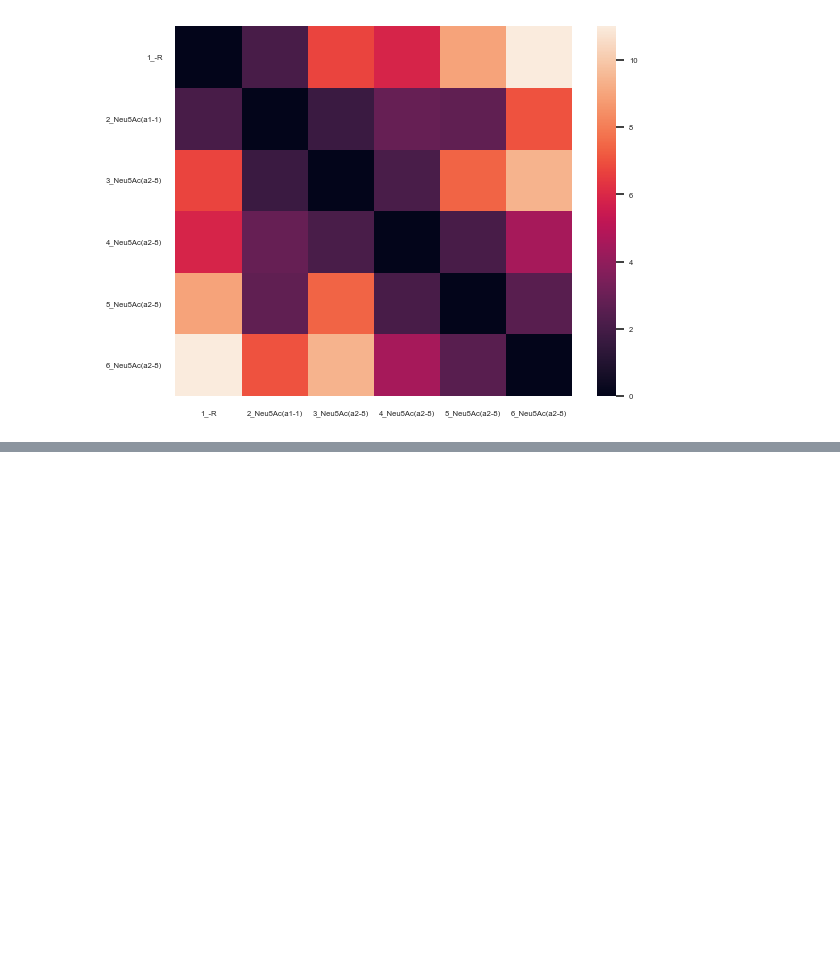
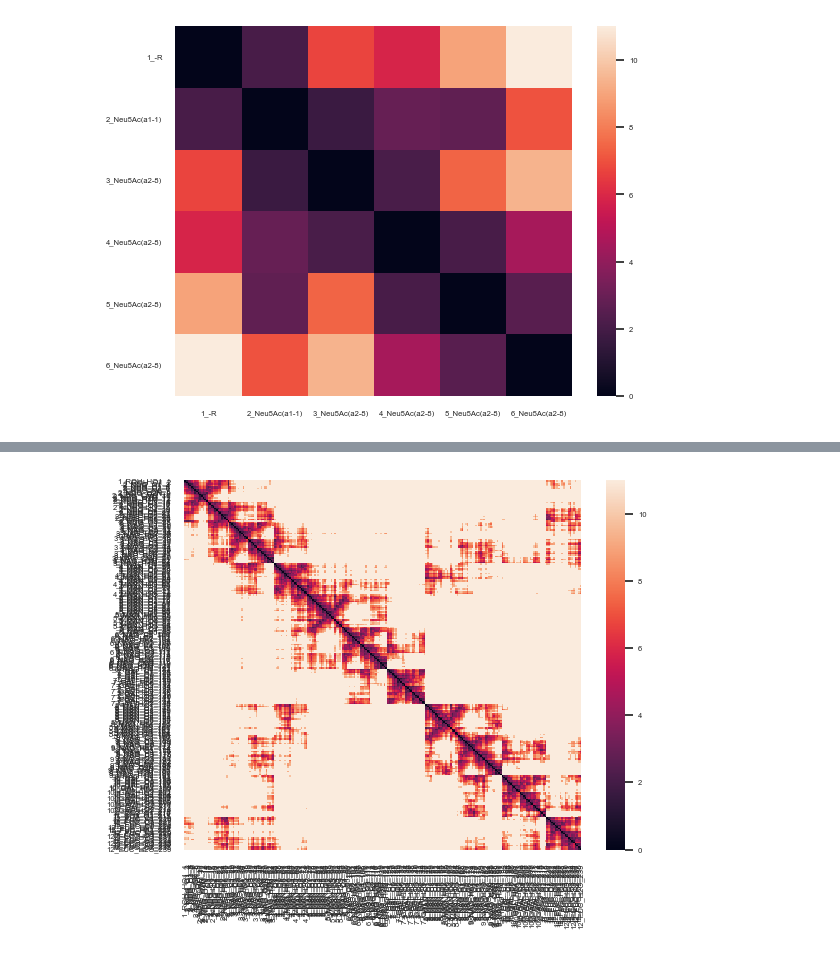
Before and after one commit to lthomes/glycontact, a Jupyter notebook: process_data.ipynb, the cells around one changed output, grey strips where cells are left out. Cells and saved outputs as stored; diff of their text form; code cells hidden in the pictures; blank space fills up the shorter version.

```diff
--- a/process_data.ipynb
+++ b/process_data.ipynb
@@ -779,0 +828,3 @@ monosaccharide_contact_map(dist_table)
+# %%
+df2 = extract_3D_coordinates(pdb_file)
+print(list(set(df2['monosaccharide'].to_list())))
@@ -779,0 +1075,5 @@ monosaccharide_contact_map(dist_table)
+# %%
+dist_table = make_atom_contact_table(df2, mode="inclusive")
+monosaccharide_contact_map(dist_table)
+# %% [output]
+[figure, added]
```
Also changed, not shown: parts of 15 cells of this notebook, 5 other files.
